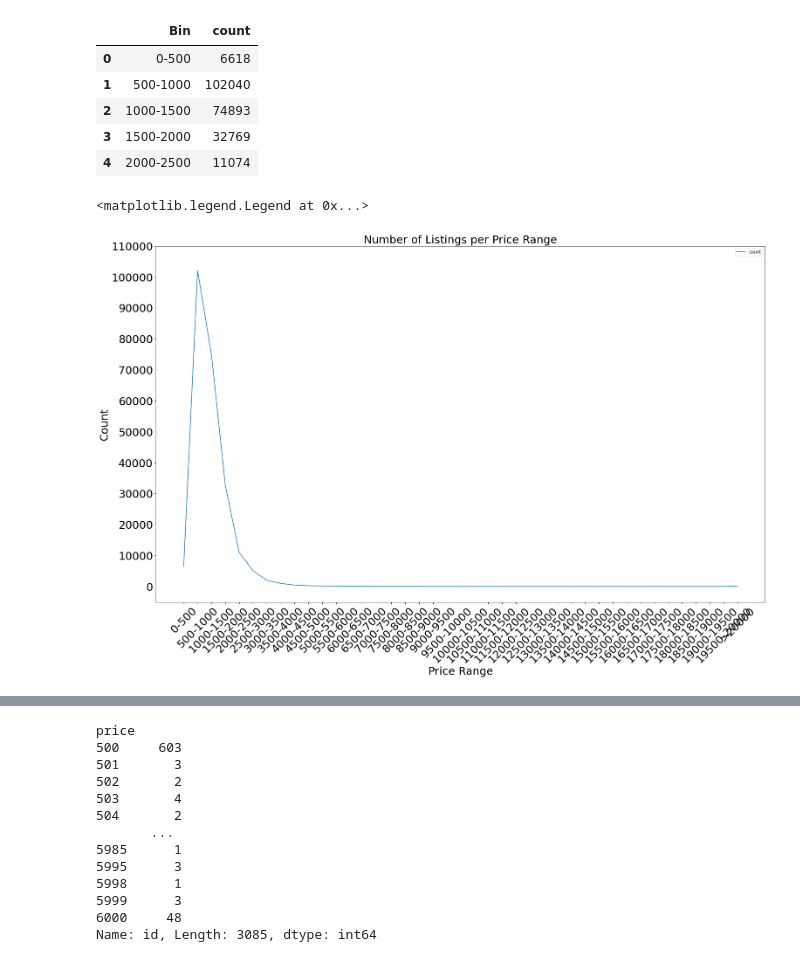
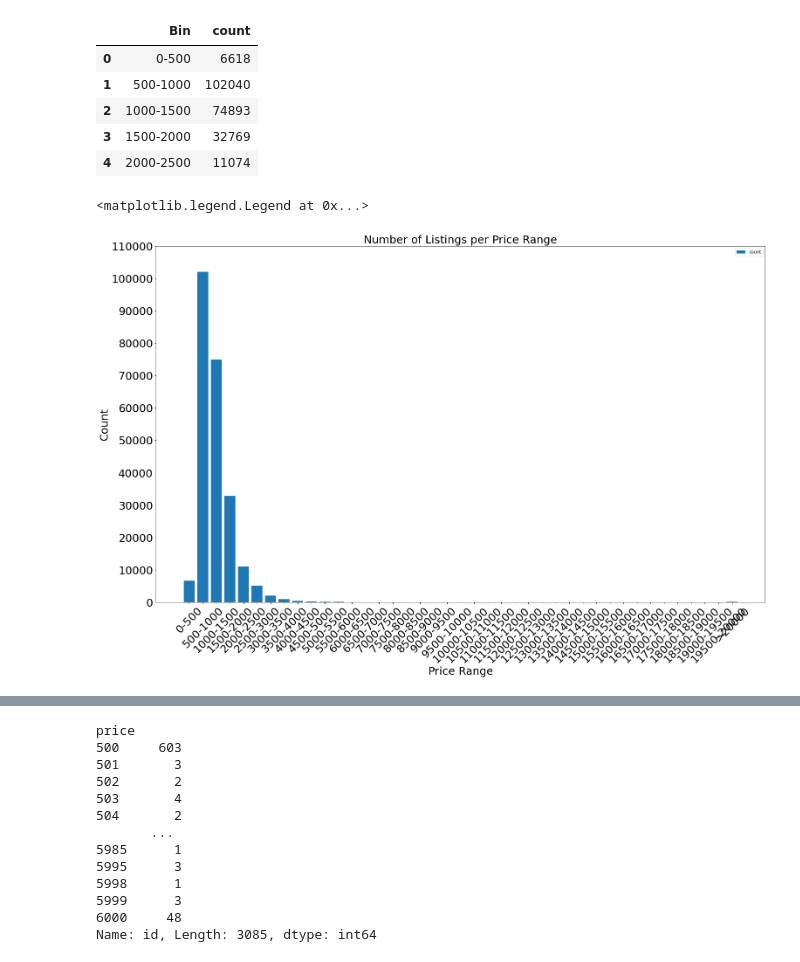
Before and after one commit to diana-arango/Real_estate_team, a Jupyter notebook: data_cleaning.ipynb, the cells around one changed output, grey strips where cells are left out. Drawn from its saved outputs; the diff is of its cells as text; code cells hidden in the pictures.

```diff
--- a/data_cleaning.ipynb
+++ b/data_cleaning.ipynb
@@ -258,28 +235,29 @@ price_bins_df.head(5)
 | 3 | 1500-2000 | 32769 |
 | 4 | 2000-2500 | 11074 |
 # %%
+# Plot the number of listings within each price range
 # Set the x-axis
 x_axis = price_bins_df["Bin"]
 y_axis = price_bins_df["count"]
 
 # Create the plot and add a label for the legend.
 plt.figure(figsize=(25,15))
-plt.plot(x_axis, y_axis, label='count')
+plt.bar(x_axis, y_axis, label='count')
 
 # Create labels for the x and y axes.
 plt.xlabel("Price Range", fontsize=25)
 plt.ylabel("Count", fontsize=25)
 
 plt.xticks(fontsize=25, rotation=(45))
 plt.yticks(np.arange(0, 120000,step=10000), fontsize=25)
 
 # Create a title.
 plt.title("Number of Listings per Price Range", fontsize=25)
 # Add the legend.
 plt.legend()
 # %% [output]
 <matplotlib.legend.Legend at 0x...>
-[figure, old version]
+[figure, new version]
 # %%
 # Filter for homes with rent between 500 and 6000
 housing_data_drop_price = housing_data_df.loc[(housing_data_df["price"].between(500, 6000, inclusive=True))]
```
Also changed, not shown: parts of 15 cells of this notebook.
